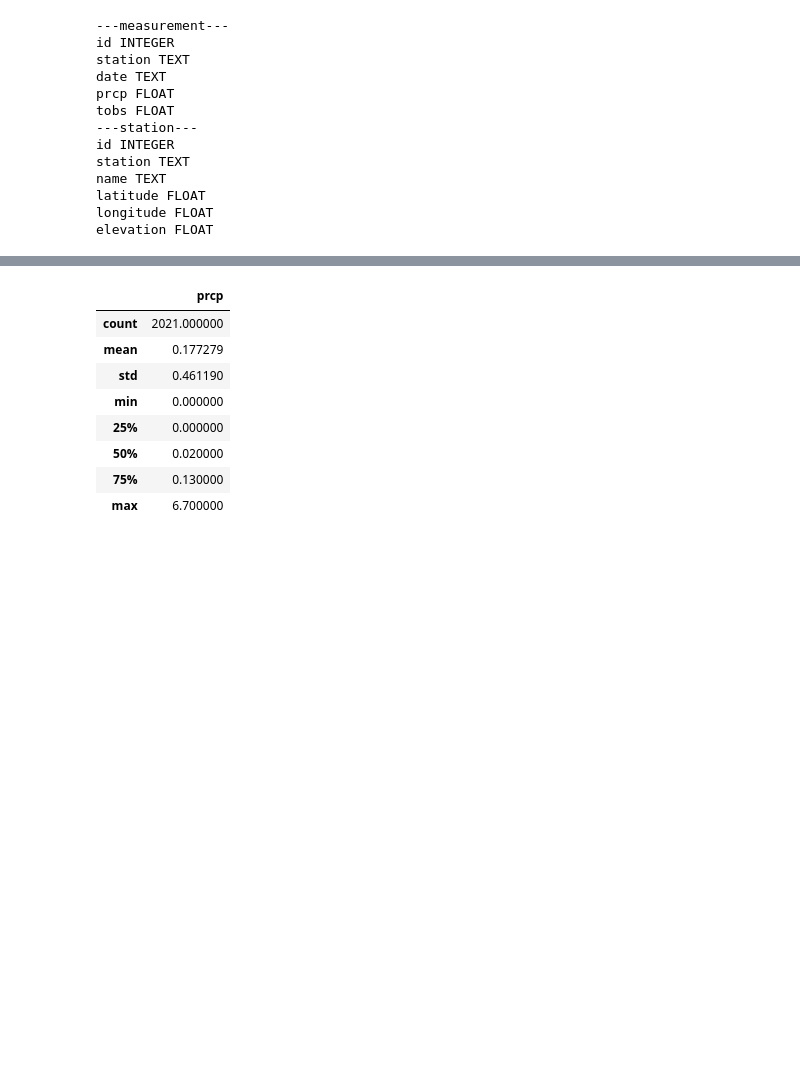
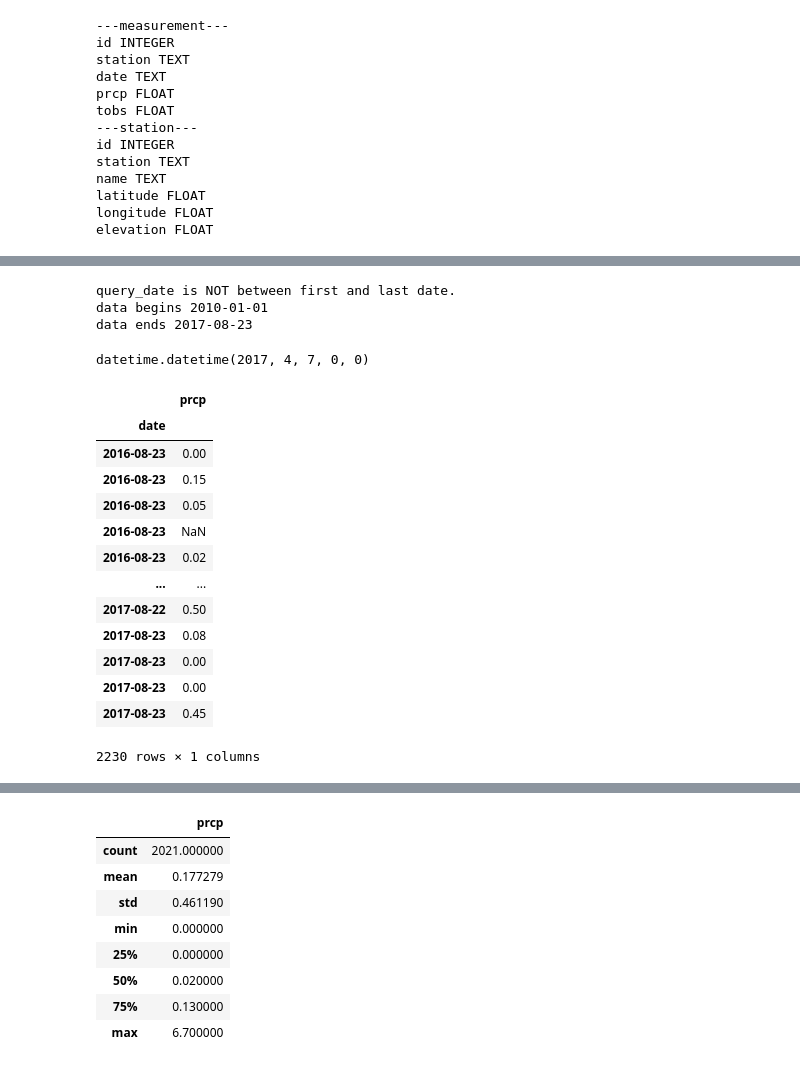
Before and after one commit to hanesy/sqlalchemy-challenge, a Jupyter notebook: climate_HY.ipynb, the cells around one changed output, grey strips where cells are left out. Saved outputs shown, nothing was run; the diff lists cells and outputs as text; code cells hidden in the pictures; blank space fills up the shorter version.

```diff
--- a/climate_HY.ipynb
+++ b/climate_HY.ipynb
@@ -78,3 +207,43 @@ elevation FLOAT
+# %%
+session = Session(engine)
+last_date_query = session.query(Measurement.date).order_by(Measurement.date.desc()).first()
+last_date = datetime.strptime(last_date_query[0], '%Y-%m-%d')
+first_date_query = session.query(Measurement.date).order_by(Measurement.date).first()
+first_date = datetime.strptime(first_date_query[0], '%Y-%m-%d')
+session.close()
+first_date
+
+start = '2017-08-08'
+end = '2019-08-10'
+
+query_date1 = datetime.strptime(start, '%Y-%m-%d')
+query_date2 = datetime.strptime(end, '%Y-%m-%d')
+
+# if first_date< query_date1 < last_date :
+#     print("query_date is between first and last date.")
+# else:
+#     print("query_date is NOT between first and last date.")
+#     print(f"data begins {first_date:%Y-%m-%d}")
+#     print(f"data ends {last_date:%Y-%m-%d}")
+
+if first_date< query_date1 < query_date2 < last_date :
+    print("query_date is between first and last date.")
+else:
+    print("Error: Please check your query to make sure the start date is after end date.")
+    print("Error: Please make sure your query dates are within database date range.")
+    print(f"data begins {first_date:%Y-%m-%d}")
+    print(f"data ends {last_date:%Y-%m-%d}")
+# %% [output]
+query_date is NOT between first and last date.
+data begins 2010-01-01
+data ends 2017-08-23
+# %%
+start = '2017-04-08'
+fromDate = datetime.strptime(start, '%Y-%m-%d')
+fromDate = fromDate - timedelta(days=1)
+fromDate
+# %% [output]
+datetime.datetime(2017, 4, 7, 0, 0)
 # %%
 # Design a query to retrieve the last 12 months of precipitation data and plot the results
 # Calculate the date 1 year ago from the last data point in the database
@@ -97,7 +266,23 @@ last_12months = session.query(Measurement.date, Measurement.prcp).\
 # %%
 # Save the query results as a Pandas DataFrame and set the index to the date column
 df_prcp = pd.DataFrame(last_12months, columns=['date', 'prcp']).set_index('date')
 df_prcp = df_prcp.sort_values('date')
+df_prcp
+# %% [output]
+|  | prcp |
+| date |  |
+| 2016-08-23 | 0.00 |
+| 2016-08-23 | 0.15 |
+| 2016-08-23 | 0.05 |
+| 2016-08-23 | NaN |
+| 2016-08-23 | 0.02 |
+| ... | ... |
+| 2017-08-22 | 0.50 |
+| 2017-08-23 | 0.08 |
+| 2017-08-23 | 0.00 |
+| 2017-08-23 | 0.00 |
+| 2017-08-23 | 0.45 |
+2230 rows × 1 columns
 # %%
 ### Discuss with TA - do I need to figure out how to make the xticks appear properly? It does not show up on the solution.
 
```
Also changed, not shown: parts of 12 cells of this notebook, 1 other file.
